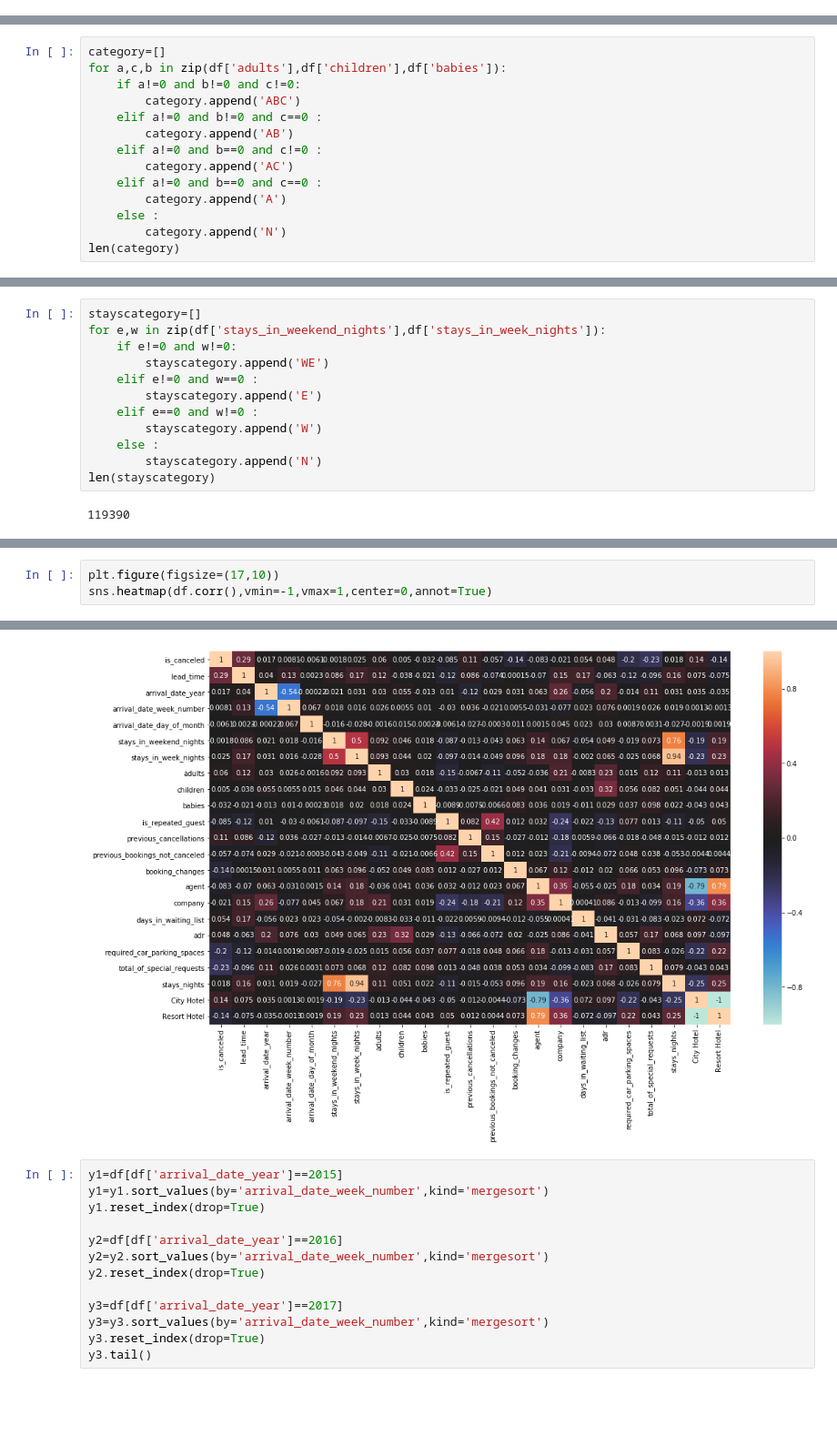
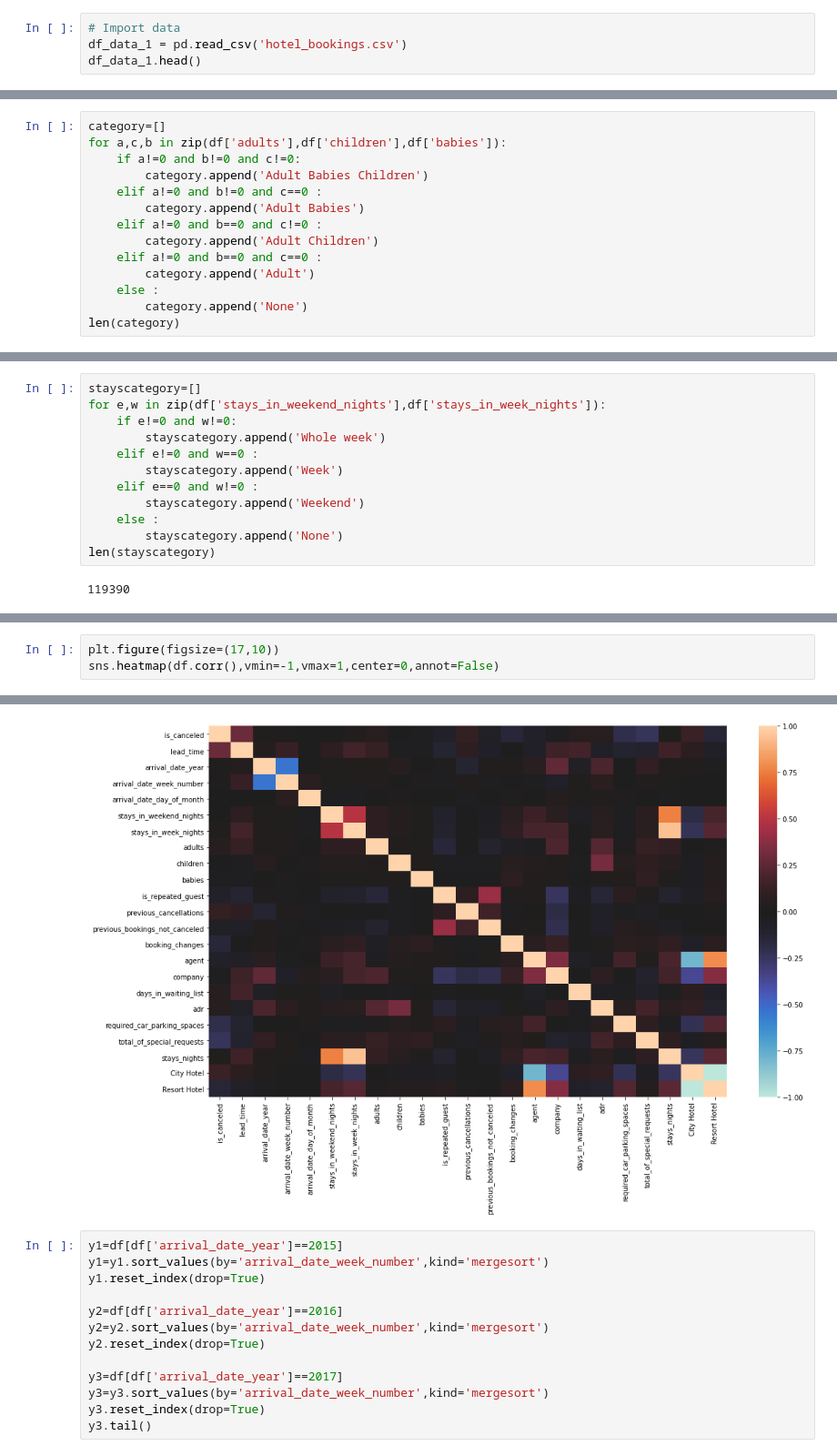
Before and after one commit to anaslamraoui0/Hotel-data-analysis, a Jupyter notebook: Hotel Demand Booking.ipynb, the cells around one changed output, grey strips where cells are left out. Shown at 91% size. Saved outputs shown, nothing was run; the diff lists cells and outputs as text; blank space fills up the shorter version.

```diff
--- a/Hotel Demand Booking.ipynb
+++ b/Hotel Demand Booking.ipynb
@@ -37,0 +17,4 @@ df_data_1.head()
+# %%
+# Import data
+df_data_1 = pd.read_csv('hotel_bookings.csv')
+df_data_1.head()
@@ -162,15 +135,15 @@ df.corr()
 category=[]
 for a,c,b in zip(df['adults'],df['children'],df['babies']):
     if a!=0 and b!=0 and c!=0:
-        category.append('ABC')
+        category.append('Adult Babies Children')
     elif a!=0 and b!=0 and c==0 :
-        category.append('AB')
+        category.append('Adult Babies')
     elif a!=0 and b==0 and c!=0 :
-        category.append('AC')
+        category.append('Adult Children')
     elif a!=0 and b==0 and c==0 :
-        category.append('A')
+        category.append('Adult')
     else :
-        category.append('N')
+        category.append('None')
 len(category)
 # %% [output]
 119390
@@ -188,13 +159,13 @@ Name: category, dtype: int64
 stayscategory=[]
 for e,w in zip(df['stays_in_weekend_nights'],df['stays_in_week_nights']):
     if e!=0 and w!=0:
-        stayscategory.append('WE')
+        stayscategory.append('Whole week')
     elif e!=0 and w==0 :
-        stayscategory.append('E')
+        stayscategory.append('Week')
     elif e==0 and w!=0 :
-        stayscategory.append('W')
+        stayscategory.append('Weekend')
     else :
-        stayscategory.append('N')
+        stayscategory.append('None')
 len(stayscategory)
 # %% [output]
 119390
@@ -223,4 +191,4 @@ df.head()
 # %%
 plt.figure(figsize=(17,10))
-sns.heatmap(df.corr(),vmin=-1,vmax=1,center=0,annot=True)
+sns.heatmap(df.corr(),vmin=-1,vmax=1,center=0,annot=False)
 # %% [output]
@@ -228,4 +196,4 @@ sns.heatmap(df.corr(),vmin=-1,vmax=1,center=0,annot=True)
-[figure, old version]
+[figure, new version]
 # %%
 y1=df[df['arrival_date_year']==2015]
 y1=y1.sort_values(by='arrival_date_week_number',kind='mergesort')
```
Also changed, not shown: parts of 20 cells of this notebook, 1 other file.
